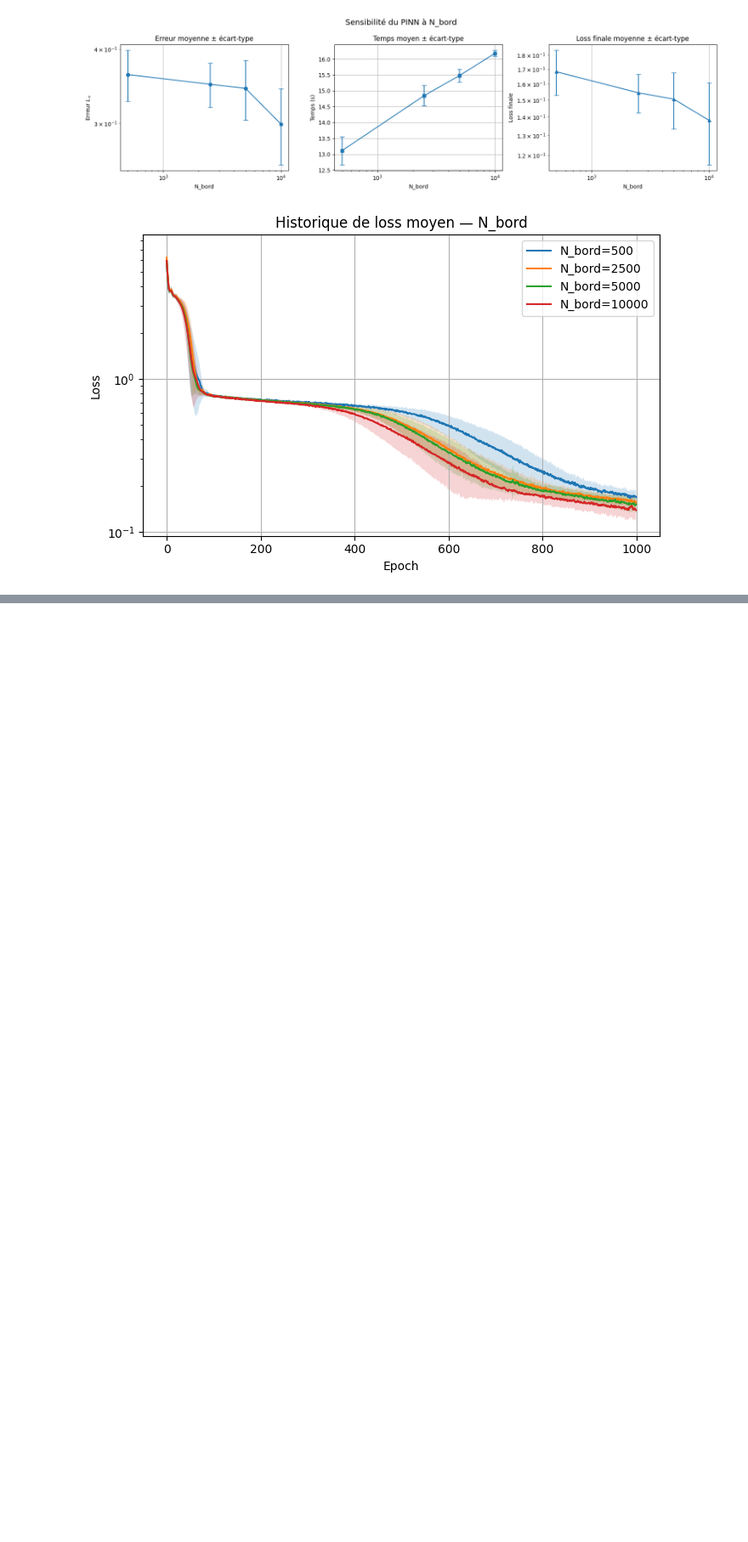
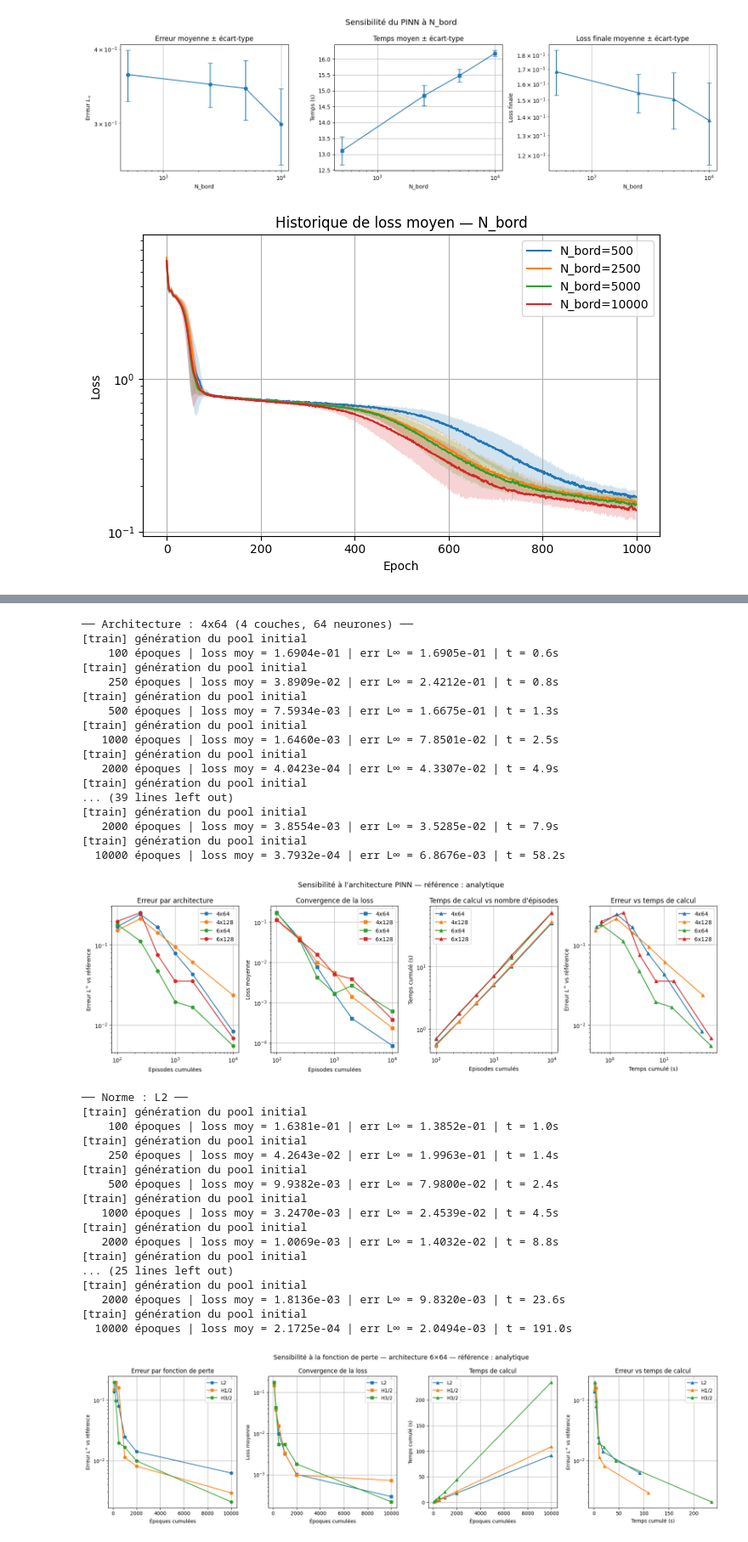
Before and after one commit to francois2004/zermelo-pinn, a Jupyter notebook: results/Untitled.ipynb, the cells around one changed output, grey strips where cells are left out. Shown at 85% size. Saved outputs shown, nothing was run; the diff lists cells and outputs as text; code cells hidden in the pictures; blank space fills up the shorter version.

```diff
--- a/results/Untitled.ipynb
+++ b/results/Untitled.ipynb
@@ -335,0 +448,68 @@ mt.plot_sensibilite_stats(results_2)
+# %%
+tests = [
+    ('4x64' , 4, 64 ),
+    ('4x128' , 4, 128 ),
+    ('6x64', 6, 64),
+    ('6x128', 6, 128),
+]
+
+results, mode = mt.sensibilite_pinn_architecture(
+    params,
+    compute_f_exact,
+    u_ref=u_exact,
+    tests      = tests,
+    N_fd       = 100,
+    epoch_list = [100, 250, 500, 1000, 2000, 10000],
+)
+loss_dict = {
+    'L2'  : 'l2',
+    'H1/2': 'H1_2',
+    'H3/2': 'H3_2',
+}
+
+results, mode = mt.sensibilite_pinn_loss(
+    params, compute_f_exact,
+    loss_dict  = loss_dict,
+    N_fd       = 100,
+    u_ref      = u_exact,
+    epoch_list = [100, 250, 500, 1000, 2000, 10000],
+    n_layers   = 6,
+    hidden_size= 64,
+)
+# %% [output]
+── Architecture : 4x64 (4 couches, 64 neurones) ──
+[train] génération du pool initial
+    100 époques | loss moy = 1.6904e-01 | err L∞ = 1.6905e-01 | t = 0.6s
+[train] génération du pool initial
+    250 époques | loss moy = 3.8909e-02 | err L∞ = 2.4212e-01 | t = 0.8s
+[train] génération du pool initial
+    500 époques | loss moy = 7.5934e-03 | err L∞ = 1.6675e-01 | t = 1.3s
+[train] génération du pool initial
+   1000 époques | loss moy = 1.6460e-03 | err L∞ = 7.8501e-02 | t = 2.5s
+[train] génération du pool initial
+   2000 époques | loss moy = 4.0423e-04 | err L∞ = 4.3307e-02 | t = 4.9s
+[train] génération du pool initial
+... (39 lines left out)
+[train] génération du pool initial
+   2000 époques | loss moy = 3.8554e-03 | err L∞ = 3.5285e-02 | t = 7.9s
+[train] génération du pool initial
+  10000 époques | loss moy = 3.7932e-04 | err L∞ = 6.8676e-03 | t = 58.2s
+[figure, added]
+── Norme : L2 ──
+[train] génération du pool initial
+    100 époques | loss moy = 1.6381e-01 | err L∞ = 1.3852e-01 | t = 1.0s
+[train] génération du pool initial
+    250 époques | loss moy = 4.2643e-02 | err L∞ = 1.9963e-01 | t = 1.4s
+[train] génération du pool initial
+    500 époques | loss moy = 9.9382e-03 | err L∞ = 7.9800e-02 | t = 2.4s
+[train] génération du pool initial
+   1000 époques | loss moy = 3.2470e-03 | err L∞ = 2.4539e-02 | t = 4.5s
+[train] génération du pool initial
+   2000 époques | loss moy = 1.0069e-03 | err L∞ = 1.4032e-02 | t = 8.8s
+[train] génération du pool initial
+... (25 lines left out)
+[train] génération du pool initial
+   2000 époques | loss moy = 1.8136e-03 | err L∞ = 9.8320e-03 | t = 23.6s
+[train] génération du pool initial
+  10000 époques | loss moy = 2.1725e-04 | err L∞ = 2.0494e-03 | t = 191.0s
+[figure, added]
```
Also changed, not shown: parts of 14 cells of this notebook, 15 other files.
